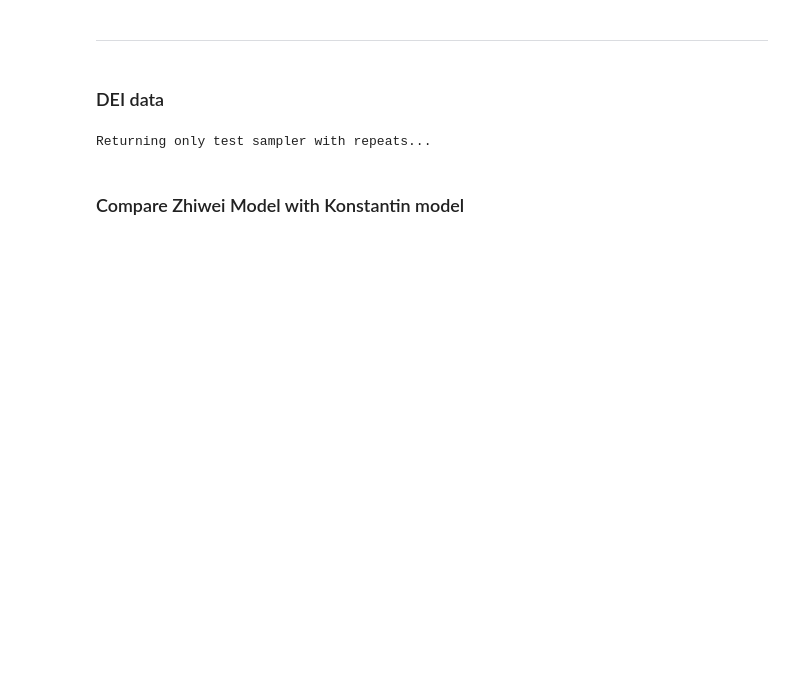
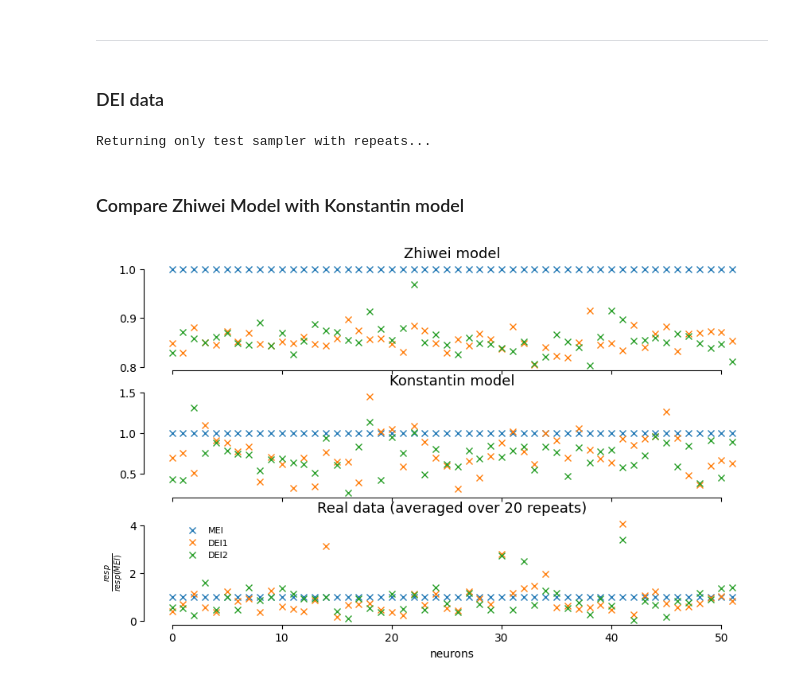
Before and after one commit to sinzlab/nnsysident, a Jupyter notebook: notebooks/DEI_models.ipynb, the cells around one changed output. Saved outputs shown, nothing was run; the diff lists cells and outputs as text; code cells hidden in the pictures; blank space fills up the shorter version.

```diff
--- a/notebooks/DEI_models.ipynb
+++ b/notebooks/DEI_models.ipynb
@@ -200,16 +235,13 @@ possible_src_unit_ids = possible_src_unit_ids[src_sort_idx]
 _, idx = np.unique(possible_src_unit_ids, return_index=True)
 possible_src_unit_ids = possible_src_unit_ids[np.sort(idx)]
 # %%
-means = np.full((3, len(possible_src_unit_ids)), np.nan)
-variances = np.full((3, len(possible_src_unit_ids)), np.nan)
+zig_means = np.full((3, len(possible_src_unit_ids)), np.nan)
+zig_variances = np.full((3, len(possible_src_unit_ids)), np.nan)
 real_resp_means = np.full((3, len(possible_src_unit_ids)), np.nan)
 real_resp_vars = np.full((3, len(possible_src_unit_ids)), np.nan)
+imgs = np.full((3, len(possible_src_unit_ids), 1, 36, 64), np.nan)
 for i, possible_src_unit_id in enumerate(possible_src_unit_ids):
     image_idx = np.unique(np.where(dei_src_unit_ids == possible_src_unit_id)[0])
-
-    # skip missing data
-    if len(image_idx) != 3:
-        continue
 
     dei_neuron_id = np.unique(dei_unit_ids[image_idx]).item()
     src_neuron_id = np.unique(dei_src_unit_ids[image_idx]).item()
@@ -217,57 +249,68 @@ for i, possible_src_unit_id in enumerate(possible_src_unit_ids):
     dei_neuron_idx = np.where(dei_dataset.neurons.unit_ids == dei_neuron_id)[0].item()
 
     img = torch.unique(images[image_idx], dim=1).squeeze(1)
+    mei_dei_idx = [0, 1, 2]
+    if len(image_idx) != 3:
+        idx = np.where(np.isin(dei_dataset.trial_info.trial_idx, trial_idxs[image_idx]))[0]
+        if 'mask_fixed_mei' in np.unique(dei_dataset.trial_info.frame_image_class[idx]):
+            mei_dei_idx = [0, 1] if len(image_idx) == 2 else [0]
+        else:
+            mei_dei_idx = [1, 2] if len(image_idx) == 2 else [1]
+    imgs[mei_dei_idx, i, :, :, :] = img.cpu().data
 
     # TODO: Keep this line?
 #     img = torch.stack([((im - im.mean()) / (im.std())) for im in img.squeeze()])[:, None]
 
 
-    means_ = model.predict_mean(img, data_key=img_data_key).squeeze().cpu().data.numpy()
-    variances_ = model.predict_variance(img, data_key=img_data_key).squeeze().cpu().data.numpy()
+    zig_means_ = zig_model.predict_mean(img, data_key=img_data_key).cpu().data.numpy()
+    zig_variances_ = zig_model.predict_variance(img, data_key=img_data_key).cpu().data.numpy()
 
-    means[:, i] = means_[:, src_neuron_idx]
-    variances[:, i] = variances_[:, src_neuron_idx]
+    zig_means[mei_dei_idx, i] = zig_means_[:, src_neuron_idx]
+    zig_variances[mei_dei_idx, i] = zig_variances_[:, src_neuron_idx]
 
-    real_resp_means[:, i] = np.mean(responses[image_idx].cpu().data.numpy(), axis=1)[:, dei_neuron_idx]
-    real_resp_vars[:, i] = np.var(responses[image_idx].cpu().data.numpy(), axis=1)[:, dei_neuron_idx]
+    real_resp_means[mei_dei_idx, i] = np.mean(responses[image_idx].cpu().data.numpy(), axis=1)[:, dei_neuron_idx]
+    real_resp_vars[mei_dei_idx, i] = np.var(responses[image_idx].cpu().data.numpy(), axis=1)[:, dei_neuron_idx]
+keep_idx = ~np.isnan(zig_means).any(axis=0)
 # %% [markdown]
 ### Compare Zhiwei Model with Konstantin model
 # %%
 with open(r"group233_mei_dei_resps.pkl", "rb") as input_file:
     e = pickle.load(input_file).T
 # %%
-fig, axes = plt.subplots(3, 1, figsize=(15, 11), dpi=100, sharex=True)
-fontsize = 15
+fig, axes = plt.subplots(3, 1, figsize=(10, 6), dpi=100, sharex=True)
+fontsize = 10
 
 
-x = np.arange(e.shape[1])
 y_zhiwei = e / e[0, :]
-y_konstantin = means / means[0, :]
-y_konstantin = y_konstantin[:, ~np.isnan(y_konstantin[0, :])]
+y_konstantin = zig_means / zig_means[0, :]
+y_konstantin = y_konstantin[:, keep_idx]
 y_real = real_resp_means / real_resp_means[0, :]
-y_real = y_real[:, ~np.isnan(y_real[0, :])]
+y_real = y_real[:, keep_idx]
+x = np.arange(y_real.shape[1])
 
 # Zhiwei
 for i in range(3):
     axes[0].plot(x, y_zhiwei[i,:], ls="", marker="x")
 
 # Konstantin
 for i in range(3):
     axes[1].plot(x, y_konstantin[i,:], ls="", marker="x")
 
 # Real data
 for i, label in enumerate(["MEI", "DEI1", "DEI2"]):
     axes[2].plot(x, y_real[i,:], ls="", marker="x", label=label)
 
 
 axes[0].set_title("Zhiwei model", fontsize=fontsize*1.3)
 axes[1].set_title("Konstantin model", fontsize=fontsize*1.3)
 axes[2].set_title("Real data (averaged over 20 repeats)", fontsize=fontsize*1.3)
 axes[2].set_xlabel("neurons", fontsize=fontsize)
 axes[2].set_ylabel(r"$\frac{resp}{resp(MEI)}$", fontsize=fontsize)
 
 # axes[1].set(ylim=[0, 6])
 
 axes[2].legend(bbox_to_anchor=(0.15, 1., 0, 0), frameon=False, fontsize=fontsize*.8)
 sns.despine(trim=True)
 # fig.savefig("Zhiwei_Model_Comparison" + ".png", bbox_inches="tight", transparent=False)
+# %% [output]
+[figure, added]
```
Also changed, not shown: parts of 34 cells of this notebook.
